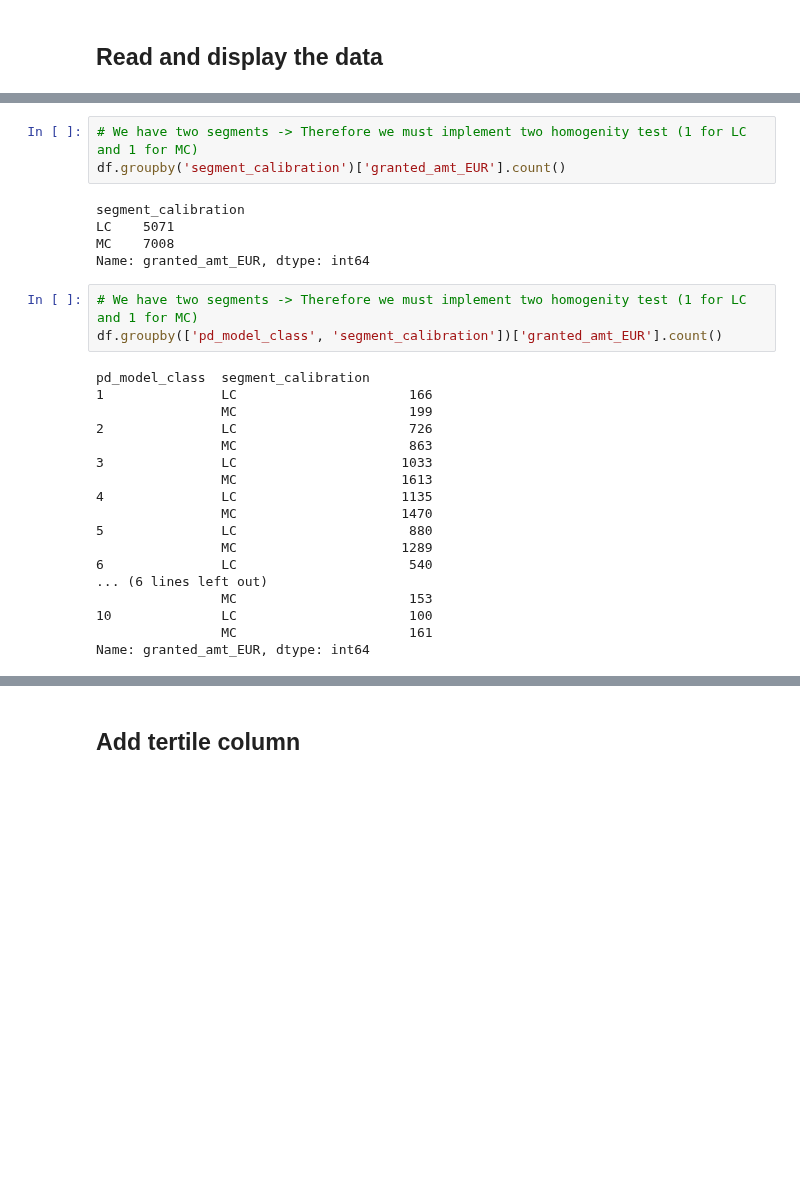
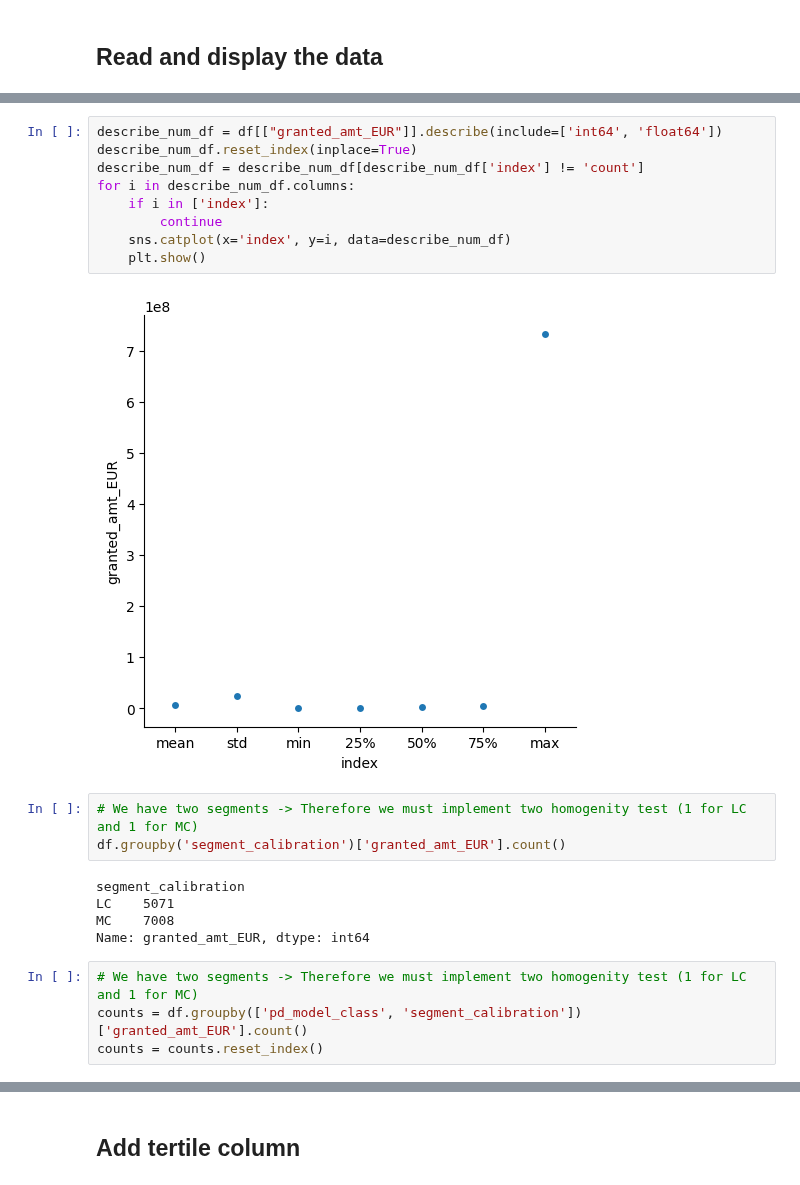
Before and after one commit to slavyolov/Algorithms, a Jupyter notebook: Statistics_assignment.ipynb, the cells around one changed output, grey strips where cells are left out. Saved outputs shown, nothing was run; the diff lists cells and outputs as text; blank space fills up the shorter version.

```diff
--- a/Statistics_assignment.ipynb
+++ b/Statistics_assignment.ipynb
@@ -56,3 +74,14 @@ df.head()
+# %%
+describe_num_df = df[["granted_amt_EUR"]].describe(include=['int64', 'float64'])
+describe_num_df.reset_index(inplace=True)
+describe_num_df = describe_num_df[describe_num_df['index'] != 'count']
+for i in describe_num_df.columns:
+    if i in ['index']:
+        continue
+    sns.catplot(x='index', y=i, data=describe_num_df)
+    plt.show()
+# %% [output]
+[figure, added]
 # %%
 # We have two segments -> Therefore we must implement two homogenity test (1 for LC and 1 for MC)
 df.groupby('segment_calibration')['granted_amt_EUR'].count()
@@ -63,22 +92,5 @@ MC    7008
 Name: granted_amt_EUR, dtype: int64
 # %%
 # We have two segments -> Therefore we must implement two homogenity test (1 for LC and 1 for MC)
-df.groupby(['pd_model_class', 'segment_calibration'])['granted_amt_EUR'].count()
+counts = df.groupby(['pd_model_class', 'segment_calibration'])['granted_amt_EUR'].count()
+counts = counts.reset_index()
-# %% [output]
-pd_model_class  segment_calibration
-1               LC                      166
-                MC                      199
-2               LC                      726
-                MC                      863
-3               LC                     1033
-                MC                     1613
-4               LC                     1135
-                MC                     1470
-5               LC                      880
-                MC                     1289
-6               LC                      540
-... (6 lines left out)
-                MC                      153
-10              LC                      100
-                MC                      161
-Name: granted_amt_EUR, dtype: int64
```
Also changed, not shown: parts of 25 cells of this notebook.
